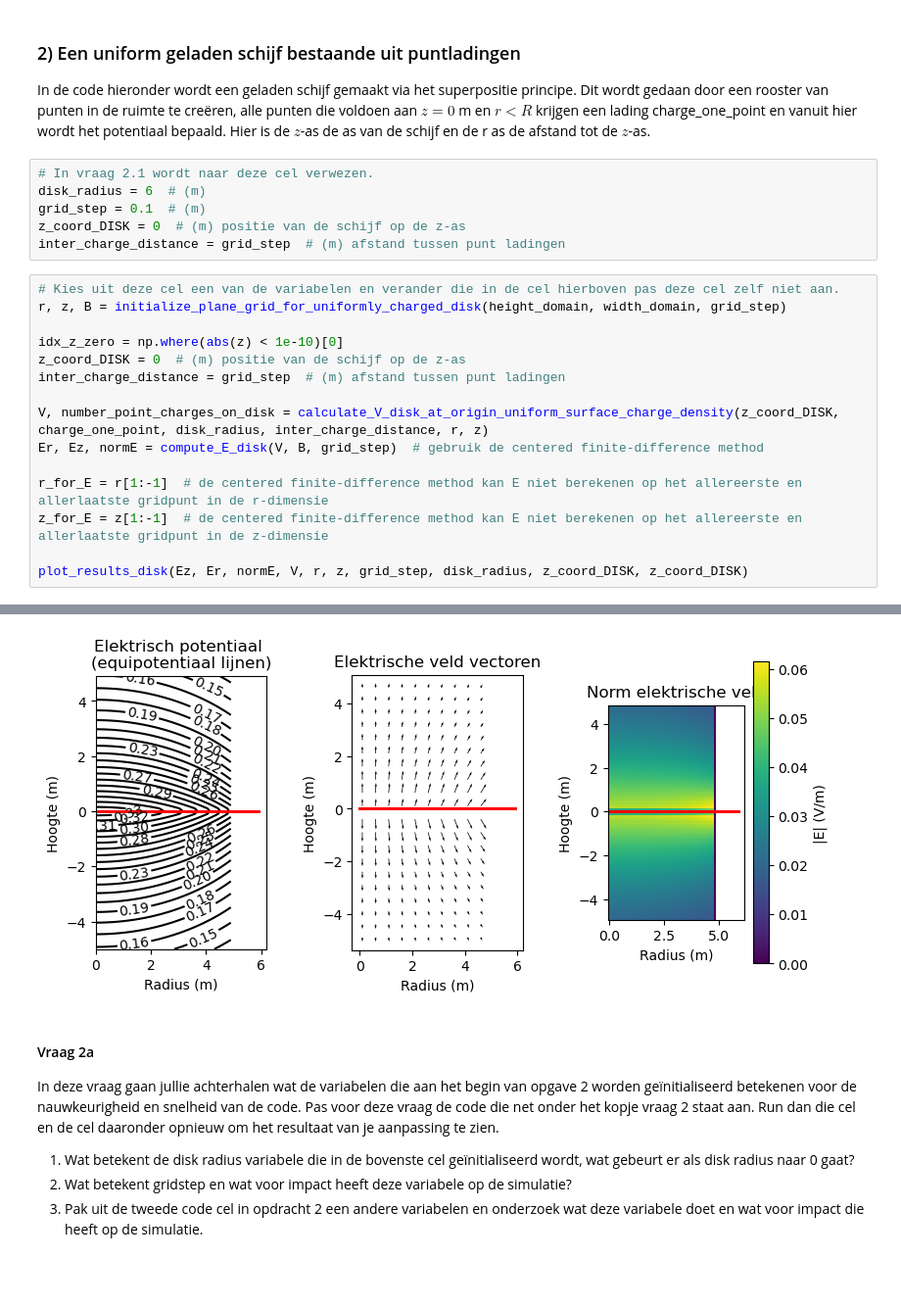
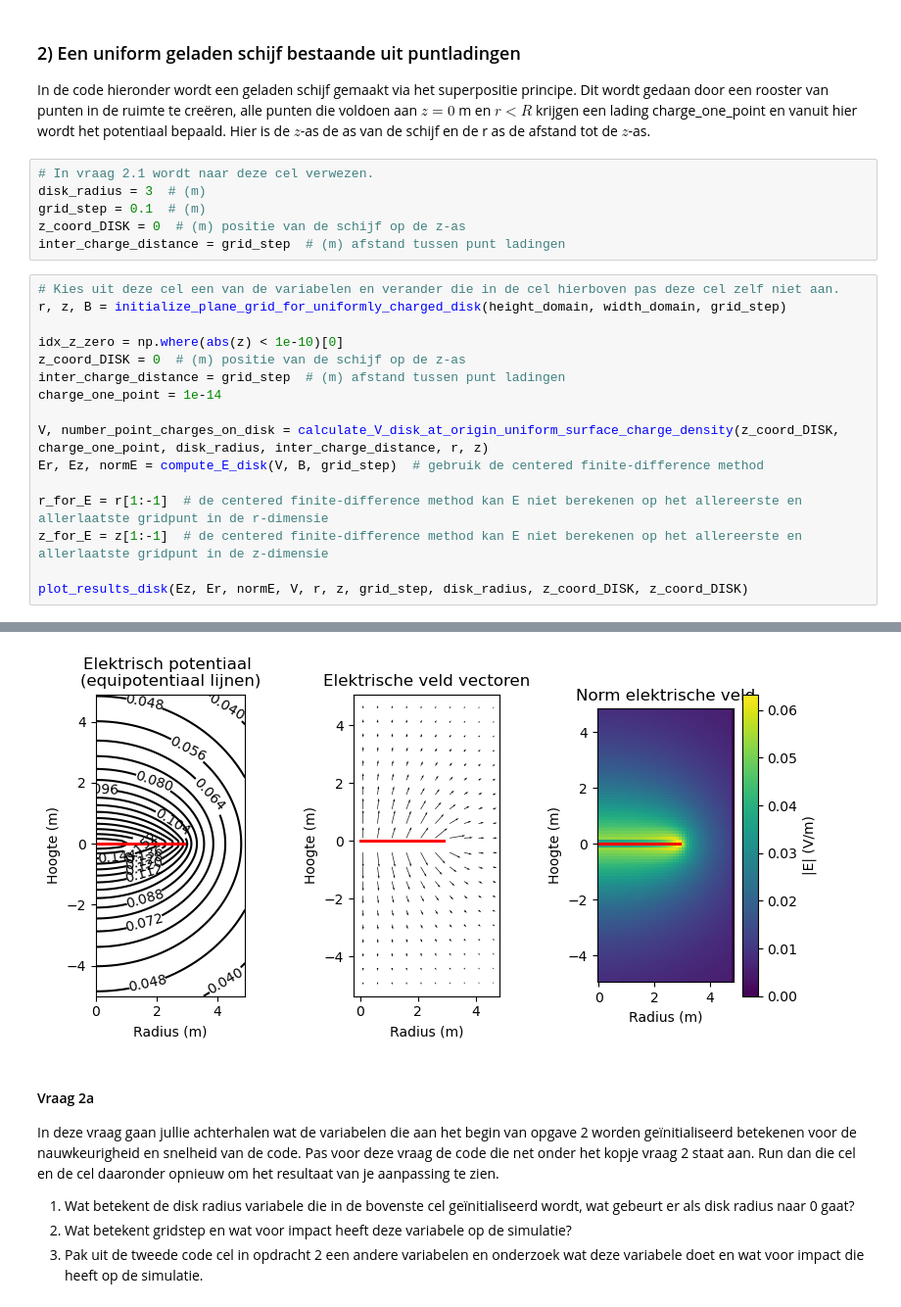
Before and after one commit to felicievdl/Felicie-opdrachten-DEF-D, a Jupyter notebook: DigitaleOntwerpopdrachten/1CondensatorOpdracht/CondensatorOntwerpopdracht.ipynb, the cells around one changed output, grey strips where cells are left out. Shown at 98% size. Cells and saved outputs as stored; diff of their text form; blank space fills up the shorter version.

```diff
--- a/DigitaleOntwerpopdrachten/1CondensatorOpdracht/CondensatorOntwerpopdracht.ipynb
+++ b/DigitaleOntwerpopdrachten/1CondensatorOpdracht/CondensatorOntwerpopdracht.ipynb
@@ -166,7 +166,7 @@ Exponent = -2.0403594570152634 +/- 0.006217832405058898
 In de code hieronder wordt een geladen schijf gemaakt via het superpositie principe. Dit wordt gedaan door een rooster van punten in de ruimte te creëren, alle punten die voldoen aan $z = 0$ m en $r < R$ krijgen een lading charge_one_point en vanuit hier wordt het potentiaal bepaald. Hier is de $z$-as de as van de schijf en de r as de afstand tot de $z$-as.
 # %%
 # In vraag 2.1 wordt naar deze cel verwezen.
-disk_radius = 6  # (m)
+disk_radius = 3  # (m)
 grid_step = 0.1  # (m)
 z_coord_DISK = 0  # (m) positie van de schijf op de z-as
 inter_charge_distance = grid_step  # (m) afstand tussen punt ladingen
@@ -177,6 +177,7 @@ r, z, B = initialize_plane_grid_for_uniformly_charged_disk(height_domain, width_
 idx_z_zero = np.where(abs(z) < 1e-10)[0]
 z_coord_DISK = 0  # (m) positie van de schijf op de z-as
 inter_charge_distance = grid_step  # (m) afstand tussen punt ladingen
+charge_one_point = 1e-14
 
 V, number_point_charges_on_disk = calculate_V_disk_at_origin_uniform_surface_charge_density(z_coord_DISK, charge_one_point, disk_radius, inter_charge_distance, r, z)
 Er, Ez, normE = compute_E_disk(V, B, grid_step)  # gebruik de centered finite-difference method
@@ -190,4 +191,4 @@ plot_results_disk(Ez, Er, normE, V, r, z, grid_step, disk_radius, z_coord_DISK,
-[figure, old version]
+[figure, new version]
 # %% [markdown]
 #### Vraag 2a
 
```
Also changed, not shown: parts of 25 cells of this notebook, 9 other files.
